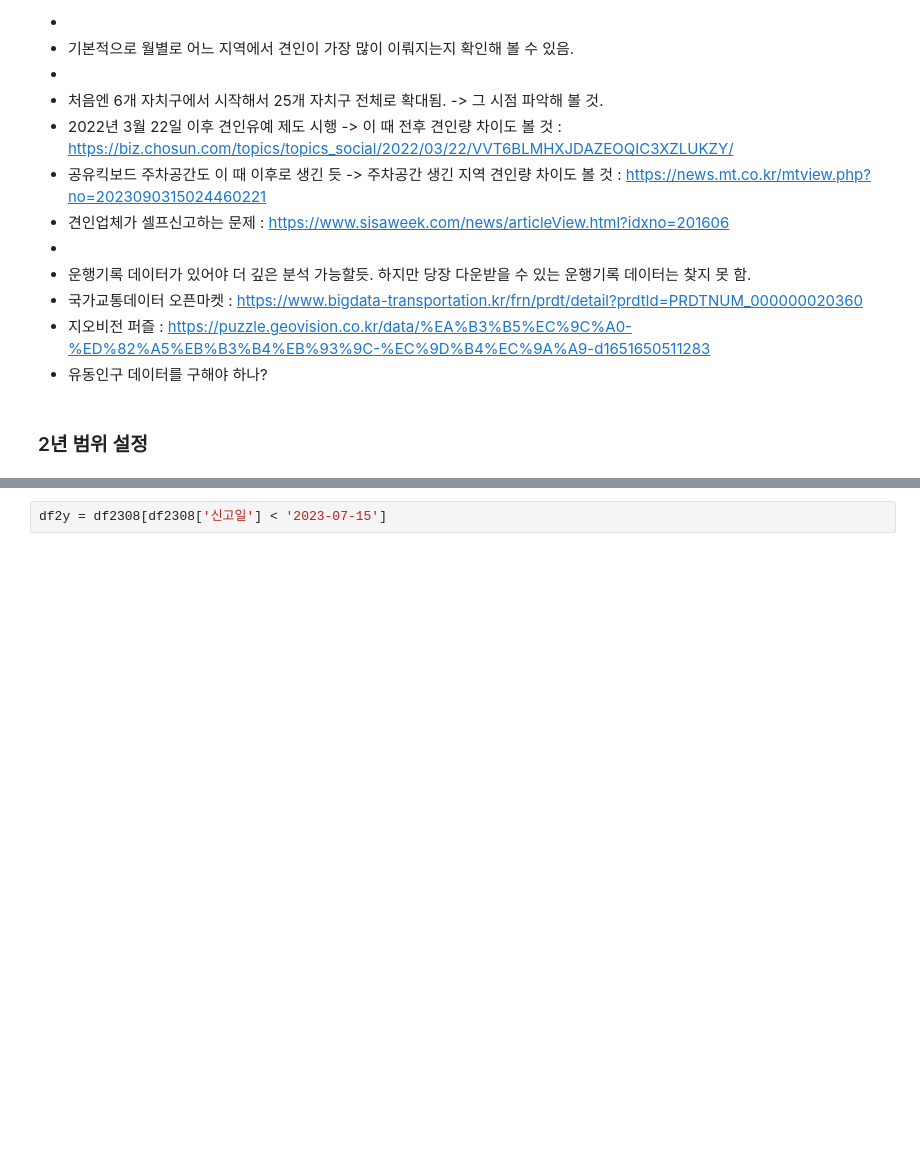
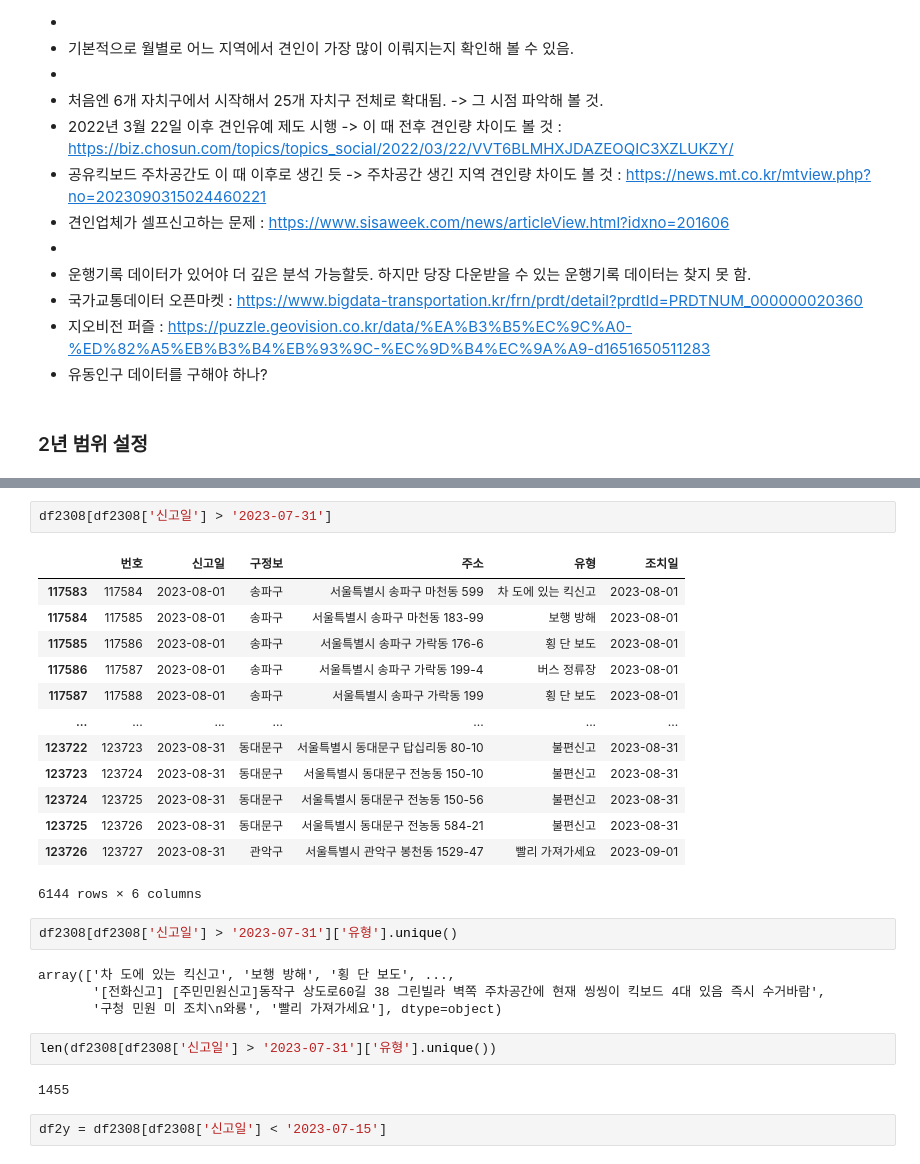
Before and after one commit to dragon11112222/kickboard_towaway_parking_seoul, a Jupyter notebook: 231025eda.ipynb, the cells around one changed output, grey strips where cells are left out. Drawn from its saved outputs; the diff is of its cells as text; blank space fills up the shorter version.

```diff
--- a/231025eda.ipynb
+++ b/231025eda.ipynb
@@ -102,3 +109,29 @@ df2308[df2308['신고일'] < '2023-07-15']
+# %%
+df2308[df2308['신고일'] > '2023-07-31']
+# %% [output]
+|  | 번호 | 신고일 | 구정보 | 주소 | 유형 | 조치일 |
+| 117583 | 117584 | 2023-08-01 | 송파구 | 서울특별시 송파구 마천동 599 | 차 도에 있는 킥신고 | 2023-08-01 |
+| 117584 | 117585 | 2023-08-01 | 송파구 | 서울특별시 송파구 마천동 183-99 | 보행 방해 | 2023-08-01 |
+| 117585 | 117586 | 2023-08-01 | 송파구 | 서울특별시 송파구 가락동 176-6 | 횡 단 보도 | 2023-08-01 |
+| 117586 | 117587 | 2023-08-01 | 송파구 | 서울특별시 송파구 가락동 199-4 | 버스 정류장 | 2023-08-01 |
+| 117587 | 117588 | 2023-08-01 | 송파구 | 서울특별시 송파구 가락동 199 | 횡 단 보도 | 2023-08-01 |
+| ... | ... | ... | ... | ... | ... | ... |
+| 123722 | 123723 | 2023-08-31 | 동대문구 | 서울특별시 동대문구 답십리동 80-10 | 불편신고 | 2023-08-31 |
+| 123723 | 123724 | 2023-08-31 | 동대문구 | 서울특별시 동대문구 전농동 150-10 | 불편신고 | 2023-08-31 |
+| 123724 | 123725 | 2023-08-31 | 동대문구 | 서울특별시 동대문구 전농동 150-56 | 불편신고 | 2023-08-31 |
+| 123725 | 123726 | 2023-08-31 | 동대문구 | 서울특별시 동대문구 전농동 584-21 | 불편신고 | 2023-08-31 |
+| 123726 | 123727 | 2023-08-31 | 관악구 | 서울특별시 관악구 봉천동 1529-47 | 빨리 가져가세요 | 2023-09-01 |
+6144 rows × 6 columns
+# %%
+df2308[df2308['신고일'] > '2023-07-31']['유형'].unique()
+# %% [output]
+array(['차 도에 있는 킥신고', '보행 방해', '횡 단 보도', ...,
+       '[전화신고] [주민민원신고]동작구 상도로60길 38 그린빌라 벽쪽 주차공간에 현재 씽씽이 킥보드 4대 있음 즉시 수거바람',
+       '구청 민원 미 조치\n와룡', '빨리 가져가세요'], dtype=object)
+# %%
+len(df2308[df2308['신고일'] > '2023-07-31']['유형'].unique())
+# %% [output]
+1455
 # %%
 df2y = df2308[df2308['신고일'] < '2023-07-15']
 # %% [markdown]
```
Also changed, not shown: parts of 2 cells of this notebook.
